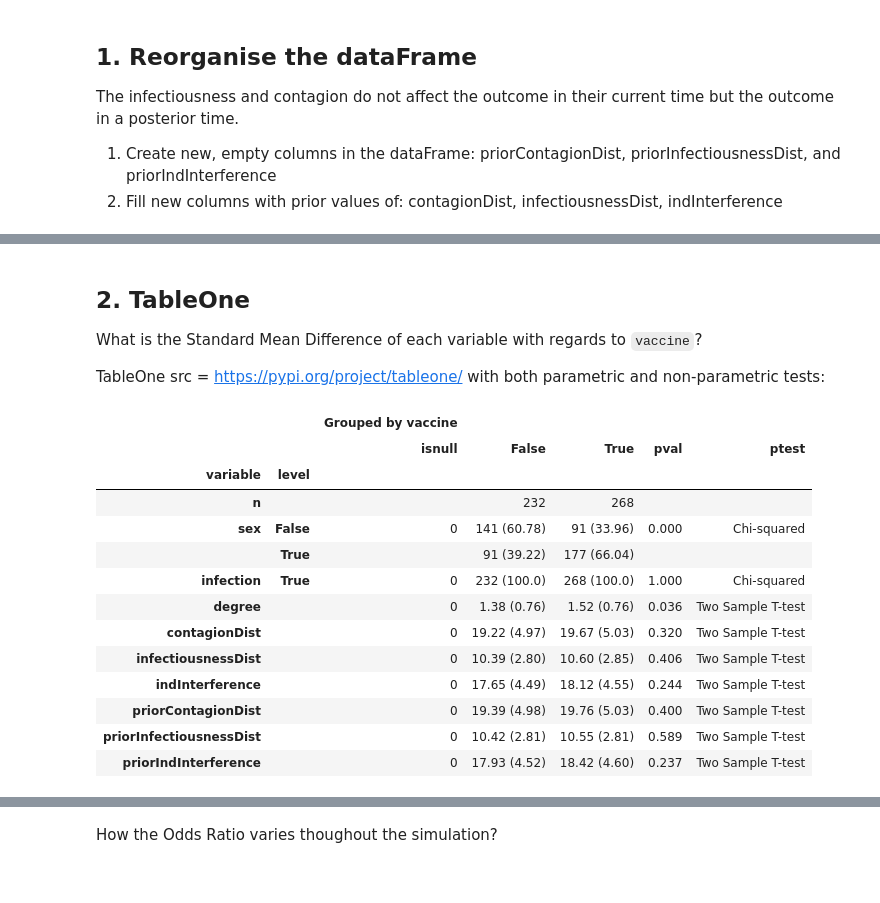
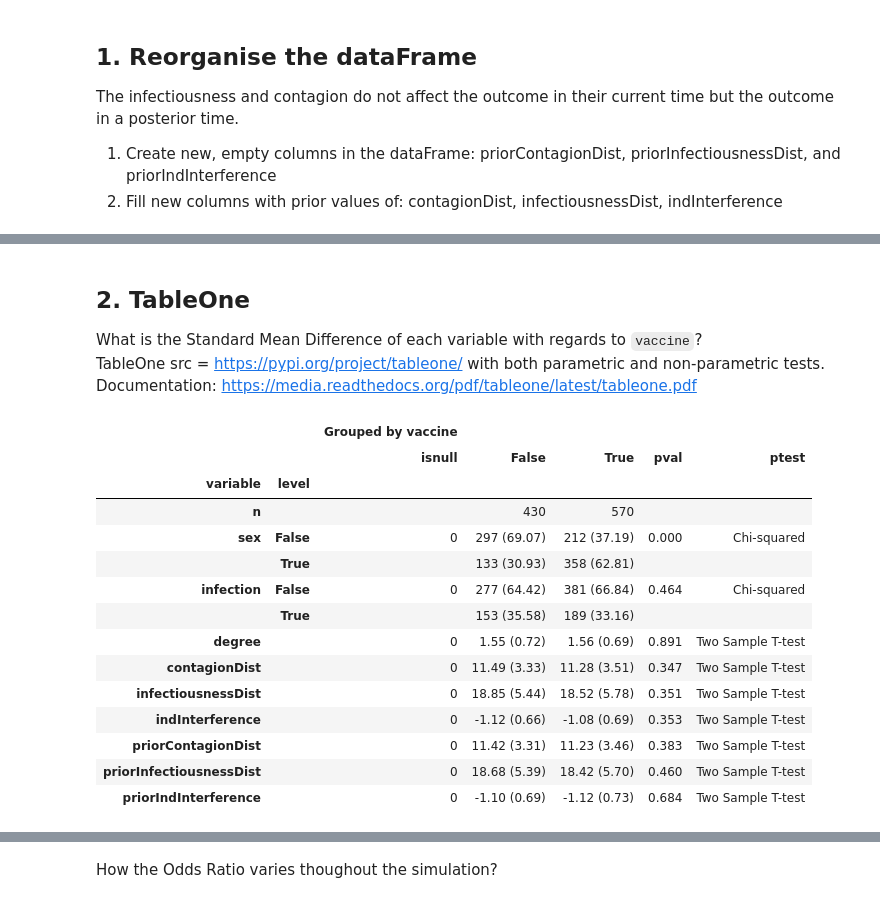
Before and after one commit to davidnarganes/abmInterference, a Jupyter notebook: python/analysis.ipynb, the cells around one changed output, grey strips where cells are left out. Saved outputs shown, nothing was run; the diff lists cells and outputs as text; code cells hidden in the pictures.

```diff
--- a/python/analysis.ipynb
+++ b/python/analysis.ipynb
@@ -22,7 +17,7 @@ Select one file and explore it. What are the params defined for this SIM?
 # %%
 import csv
 
-filename = os.listdir()[1]
+filename = os.listdir()[3]
 
 with open(filename, 'r') as f:
     reader = csv.reader(f)
@@ -30,4 +25,6 @@ with open(filename, 'r') as f:
         for element in row:
             print(element)
         break
+
+print(filename)
 # %% [output]
@@ -103,33 +101,34 @@ Wall time: 10.4 s
 # %% [markdown]
 ## 2. TableOne
 What is the Standard Mean Difference of each variable with regards to `vaccine`?
-
-TableOne src = https://pypi.org/project/tableone/ with both parametric and non-parametric tests:
+<br/>TableOne src = https://pypi.org/project/tableone/ with both parametric and non-parametric tests.
+<br/>Documentation: https://media.readthedocs.org/pdf/tableone/latest/tableone.pdf
 # %%
 from tableone import TableOne
 
 columns = ['sex','vaccine','infection','degree',
            'contagionDist','infectiousnessDist','indInterference',
            'priorContagionDist','priorInfectiousnessDist','priorIndInterference',
           ]
 categorical = ['sex','infection']
 groupby = 'vaccine'
 
-mytable = TableOne(df[df.step == 100], columns, categorical, groupby, pval = True)
+mytable = TableOne(df[df.step == 299], columns, categorical, groupby, pval = True)
 mytable
 # %% [output]
 |  |  | Grouped by vaccine |  |  |  |  |
 |  |  | isnull | False | True | pval | ptest |
 | variable | level |  |  |  |  |  |
-| n |  |  | 232 | 268 |  |  |
-| sex | False | 0 | 141 (60.78) | 91 (33.96) | 0.000 | Chi-squared |
-|  | True |  | 91 (39.22) | 177 (66.04) |  |  |
-| infection | True | 0 | 232 (100.0) | 268 (100.0) | 1.000 | Chi-squared |
-| degree |  | 0 | 1.38 (0.76) | 1.52 (0.76) | 0.036 | Two Sample T-test |
-| contagionDist |  | 0 | 19.22 (4.97) | 19.67 (5.03) | 0.320 | Two Sample T-test |
-| infectiousnessDist |  | 0 | 10.39 (2.80) | 10.60 (2.85) | 0.406 | Two Sample T-test |
-| indInterference |  | 0 | 17.65 (4.49) | 18.12 (4.55) | 0.244 | Two Sample T-test |
-| priorContagionDist |  | 0 | 19.39 (4.98) | 19.76 (5.03) | 0.400 | Two Sample T-test |
-| priorInfectiousnessDist |  | 0 | 10.42 (2.81) | 10.55 (2.81) | 0.589 | Two Sample T-test |
-| priorIndInterference |  | 0 | 17.93 (4.52) | 18.42 (4.60) | 0.237 | Two Sample T-test |
+| n |  |  | 430 | 570 |  |  |
+| sex | False | 0 | 297 (69.07) | 212 (37.19) | 0.000 | Chi-squared |
+|  | True |  | 133 (30.93) | 358 (62.81) |  |  |
+| infection | False | 0 | 277 (64.42) | 381 (66.84) | 0.464 | Chi-squared |
+|  | True |  | 153 (35.58) | 189 (33.16) |  |  |
+| degree |  | 0 | 1.55 (0.72) | 1.56 (0.69) | 0.891 | Two Sample T-test |
+| contagionDist |  | 0 | 11.49 (3.33) | 11.28 (3.51) | 0.347 | Two Sample T-test |
+| infectiousnessDist |  | 0 | 18.85 (5.44) | 18.52 (5.78) | 0.351 | Two Sample T-test |
+| indInterference |  | 0 | -1.12 (0.66) | -1.08 (0.69) | 0.353 | Two Sample T-test |
+| priorContagionDist |  | 0 | 11.42 (3.31) | 11.23 (3.46) | 0.383 | Two Sample T-test |
+| priorInfectiousnessDist |  | 0 | 18.68 (5.39) | 18.42 (5.70) | 0.460 | Two Sample T-test |
+| priorIndInterference |  | 0 | -1.10 (0.69) | -1.12 (0.73) | 0.684 | Two Sample T-test |
 [1] Warning, Hartigans Dip Test reports possible multimodal distributions for: degree.
```
Also changed, not shown: parts of 36 cells of this notebook, 27 other files.
